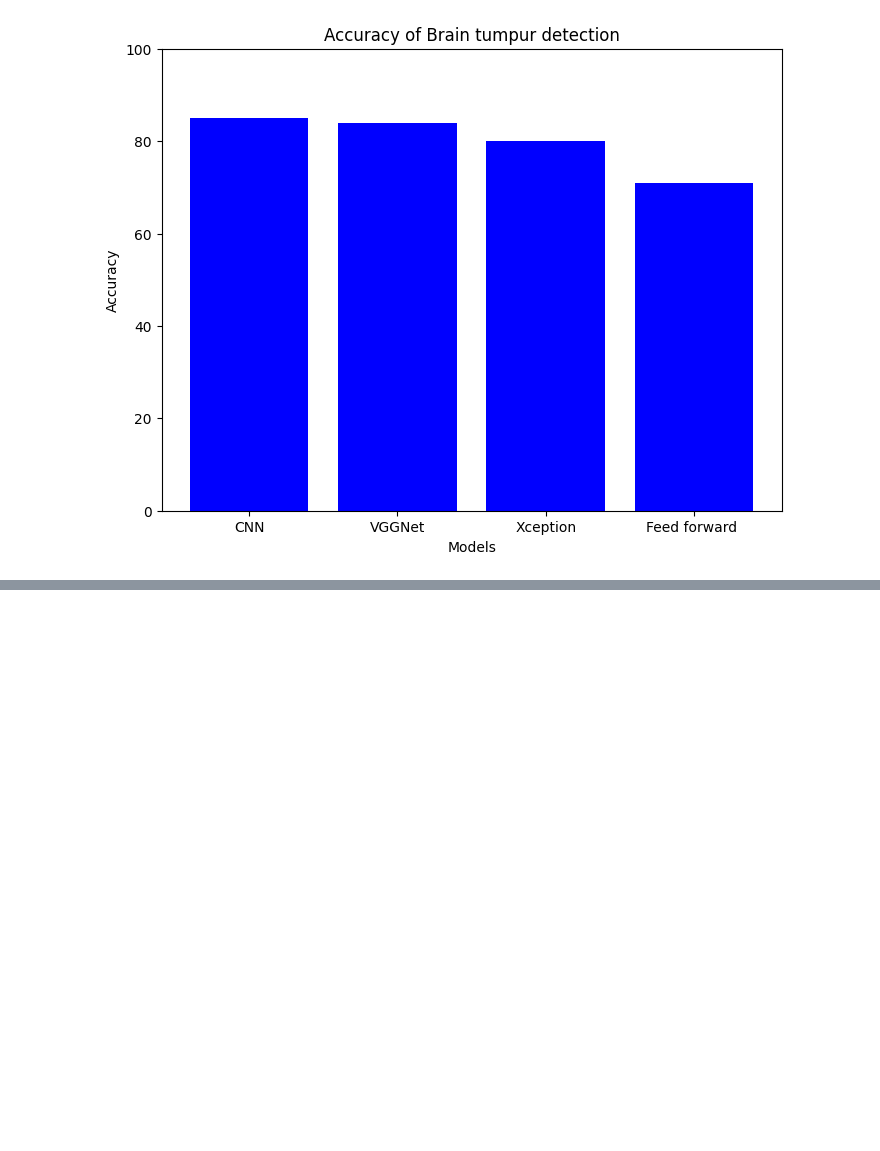
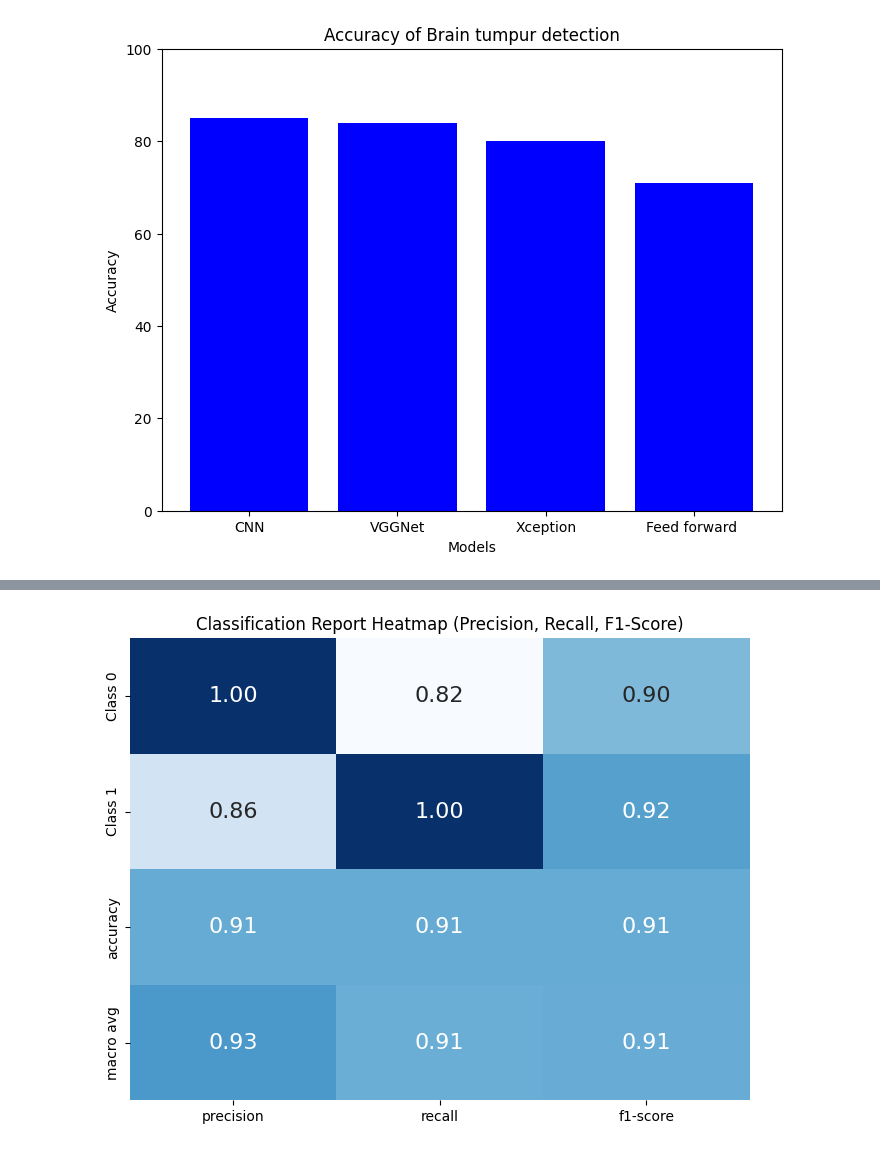
Before and after one commit to Bundele-Durwangsingh/Diagnosure, a Jupyter notebook: Accuracy test/Brain tumor accuracy test.ipynb, the cells around one changed output, grey strips where cells are left out. Cells and saved outputs as stored; diff of their text form; code cells hidden in the pictures; blank space fills up the shorter version.

```diff
--- a/Accuracy test/Brain tumor accuracy test.ipynb
+++ b/Accuracy test/Brain tumor accuracy test.ipynb
@@ -379,3 +379,102 @@ plt.ylim(0, 100)  # Set the y-axis limits to represent accuracy as a percentage
 plt.show()
 # %% [output]
 [figure]
+# %%
+import cv2
+import os
+import tensorflow as tf
+from tensorflow import keras
+from PIL import Image
+import numpy as np
+from sklearn.model_selection import train_test_split
+from keras.utils import normalize, to_categorical
+from keras.models import Sequential
+from keras.layers import Conv2D, MaxPooling2D, Activation, Dropout, Flatten, Dense
+from sklearn.metrics import confusion_matrix, classification_report
+import matplotlib.pyplot as plt
+import seaborn as sns
+import pandas as pd
+
+image_directory = 'D:\project\Personal\Major project src\Integrated-Health-Prognosis-using-Deep-Learning\Data\Brain tumor dataset'
+
+no_tumor_images = os.listdir(image_directory + '/no')
+yes_tumor_images = os.listdir(image_directory + '/yes')
+dataset = []
+label = []
+
+INPUT_SIZE = 64
+
+for i, image_name in enumerate(no_tumor_images):
+    if image_name.split('.')[1] == 'jpg':
+        image = cv2.imread(image_directory + '/no/' + image_name)
+        image = Image.fromarray(image, 'RGB')
+        image = image.resize((64, 64))
+        dataset.append(np.array(image))
+        label.append(0)
+
+for i, image_name in enumerate(yes_tumor_images):
+    if image_name.split('.')[1] == 'jpg':
+        image = cv2.imread(image_directory + '/yes/' + image_name)
+        image = Image.fromarray(image, 'RGB')
+        image = image.resize((64, 64))
+        dataset.append(np.array(image))
+        label.append(1)
+
+dataset = np.array(dataset)
+label = np.array(label)
+
+x_train, x_test, y_train, y_test = train_test_split(dataset, label, test_size=0.2, random_state=0)
+
+x_train = normalize(x_train, axis=1)
+x_test = normalize(x_test, axis=1)
+
+y_train = to_categorical(y_train, num_classes=2)
+y_test = to_categorical(y_test, num_classes=2)
+
+model = Sequential()
+model.add(Conv2D(32, (3, 3), input_shape=(INPUT_SIZE, INPUT_SIZE, 3)))
+model.add(Activation('relu'))
+model.add(MaxPooling2D(pool_size=(2, 2)))
+
+model.add(Conv2D(32, (3, 3), kernel_initializer='he_uniform'))
+model.add(Activation('relu'))
+model.add(MaxPooling2D(pool_size=(2, 2)))
+
+model.add(Conv2D(64, (3, 3), kernel_initializer='he_uniform'))
+model.add(Activation('relu'))
+model.add(MaxPooling2D(pool_size=(2, 2)))
+
+model.add(Flatten())
+model.add(Dense(64))
+model.add(Activation('relu'))
+model.add(Dropout(0.5))
+model.add(Dense(2))
+model.add(Activation('softmax'))
+
+model.compile(loss='categorical_crossentropy', optimizer='adam', metrics=['accuracy'])
+
+model.fit(x_train, y_train, batch_size=16, verbose=1, epochs=150, validation_data=(x_test, y_test), shuffle=False)
+
+# Make predictions
+predictions = model.predict(x_test)
+pred_labels = np.argmax(predictions, axis=1)
+true_labels = np.argmax(y_test, axis=1)
+
+# Calculate confusion matrix and classification report
+conf_matrix = confusion_matrix(true_labels, pred_labels)
+classification_report_str = classification_report(true_labels, pred_labels, target_names=["Class 0", "Class 1"])
+
+# Print confusion matrix and classification report
+print("Confusion Matrix:")
+print(conf_matrix)
+print("\nClassification Report:")
+print(classification_report_str)
+
+# Plot heatmap of classification report
+report_data = classification_report(true_labels, pred_labels, target_names=["Class 0", "Class 1"], output_dict=True)
+report_df = pd.DataFrame(report_data).transpose()
+plt.figure(figsize=(8, 6))
+sns.heatmap(report_df.iloc[:-1, :3], annot=True, cmap='Blues', cbar=False, fmt=".2f", annot_kws={"size": 16})
+plt.title('Classification Report Heatmap (Precision, Recall, F1-Score)')
+plt.show()
+# %% [output]
@@ -381,0 +498 @@ plt.show()
+[figure, added]
```
Also changed, not shown: parts of 3 cells of this notebook, 6 other files.
